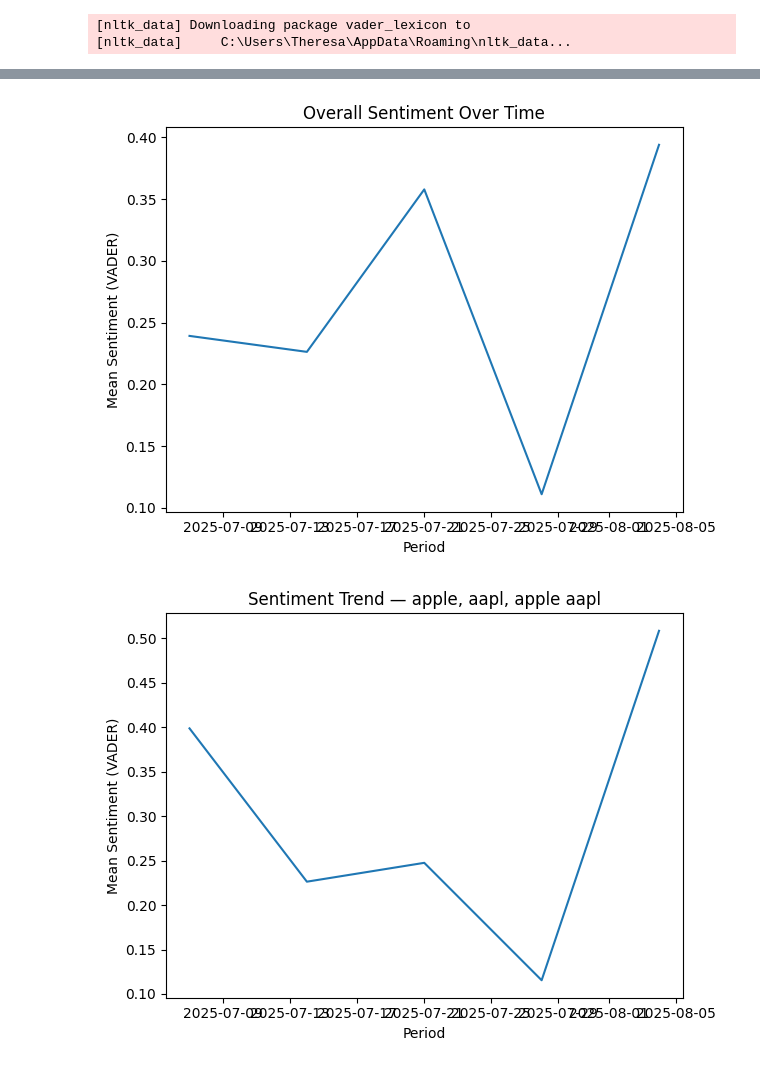
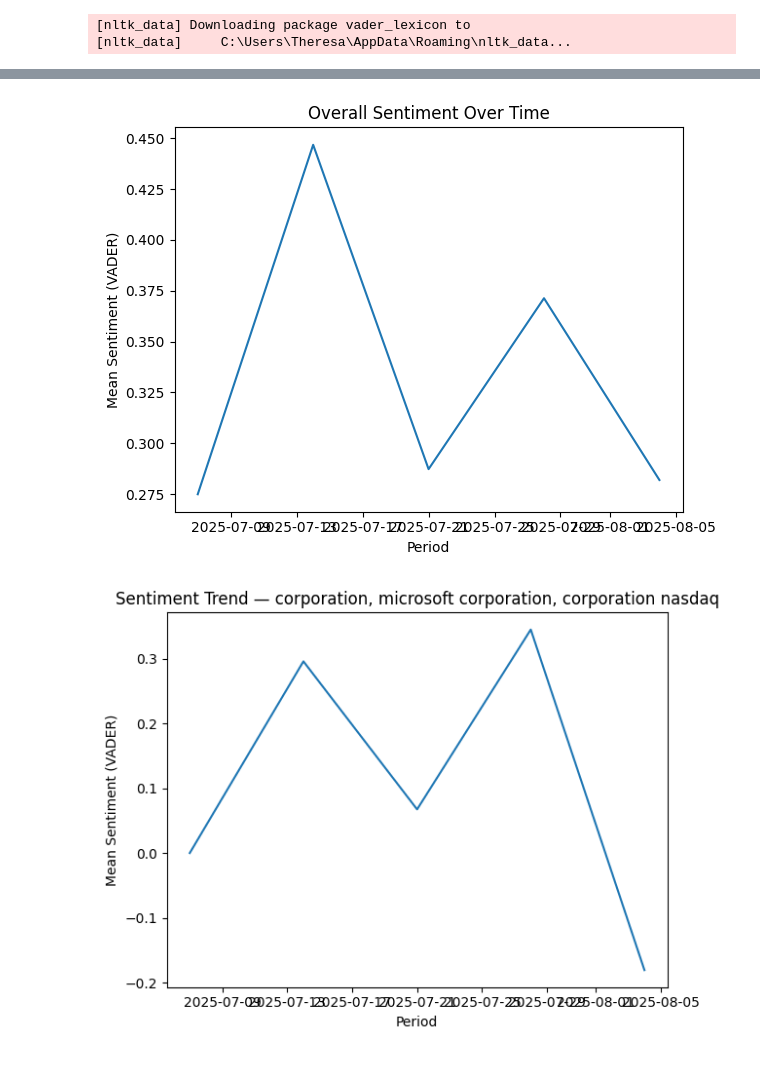
Before and after one commit to techuties/hackingsocks, a Jupyter notebook: 0x_market_sentiment_analysis/sentiment_analyzer.ipynb, the cells around one changed output, grey strips where cells are left out. Drawn from its saved outputs; the diff is of its cells as text; code cells hidden in the pictures.

```diff
--- a/0x_market_sentiment_analysis/sentiment_analyzer.ipynb
+++ b/0x_market_sentiment_analysis/sentiment_analyzer.ipynb
@@ -208,7 +208,7 @@ def plot_topic_trends(topic_trends: pd.DataFrame, topic_subset: Optional[List[st
 # --------- Example usage -----------------------------------------------------
 if True:
     # Replace with your own articles (text + optional date)
-    sample_articles = get_articles("AAPL", "2025-07-09", "2025-08-09")
+    sample_articles = get_articles("MSFT", "2025-07-09", "2025-08-09")
 
     results = analyze_articles(sample_articles, n_topics=4, time_freq="W")
 
@@ -248,2 +248,2 @@ if True:
-[figure, old version]
+[figure, new version]
-[figure, old version]
+[figure, new version]
```
Also changed, not shown: parts of 1 cell of this notebook, 3 other files.
